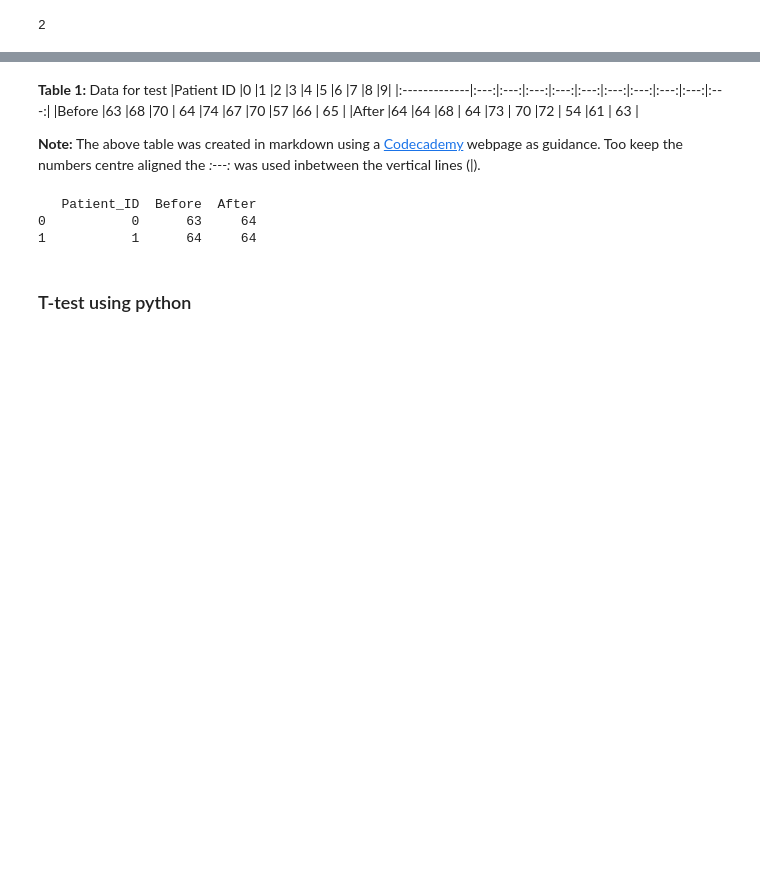
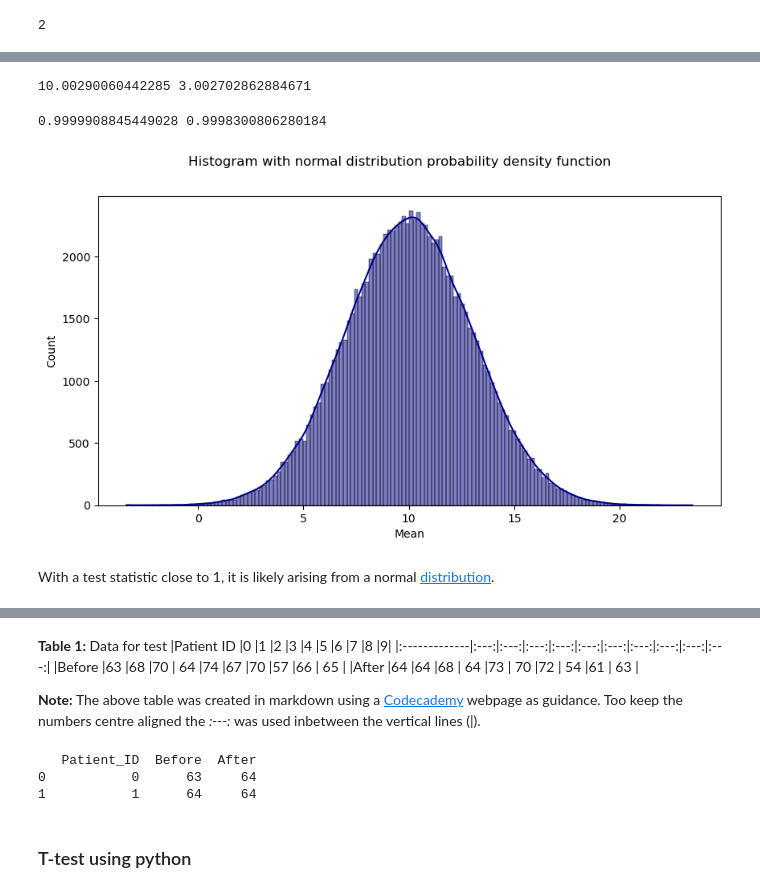
Before and after one commit to EllenMcG/applied_statistics_assessment, a Jupyter notebook: tasks.ipynb, the cells around one changed output, grey strips where cells are left out. Drawn from its saved outputs; the diff is of its cells as text; code cells hidden in the pictures; blank space fills up the shorter version.

```diff
--- a/tasks.ipynb
+++ b/tasks.ipynb
@@ -22,0 +52,21 @@ import matplotlib.pyplot as plt
+# %%
+normal = np.random.normal(loc=10, scale=3, size=100000)
+
+print(normal.mean(),normal.std())
+# %% [output]
+10.00290060442285 3.002702862884671
+# %%
+normal_test = stats.shapiro(normal)
+print(normal_test.statistic, normal_test.pvalue)
+# %% [output]
+0.9999908845449028 0.9998300806280184
+# %%
+fig, ax = plt.subplots(figsize=(10, 5))
+fig.suptitle('Histogram with normal distribution probability density function')
+sns.histplot(normal, kde=True, color = 'darkblue')
+ax.set_xlabel('Mean')
+plt.show();
+# %% [output]
+[figure, added]
+# %% [markdown]
+With a test statistic close to 1, it is likely arising from a normal [distribution](https://docs.scipy.org/doc/scipy/reference/generated/scipy.stats.shapiro.html).
```
Also changed, not shown: parts of 22 cells of this notebook.
